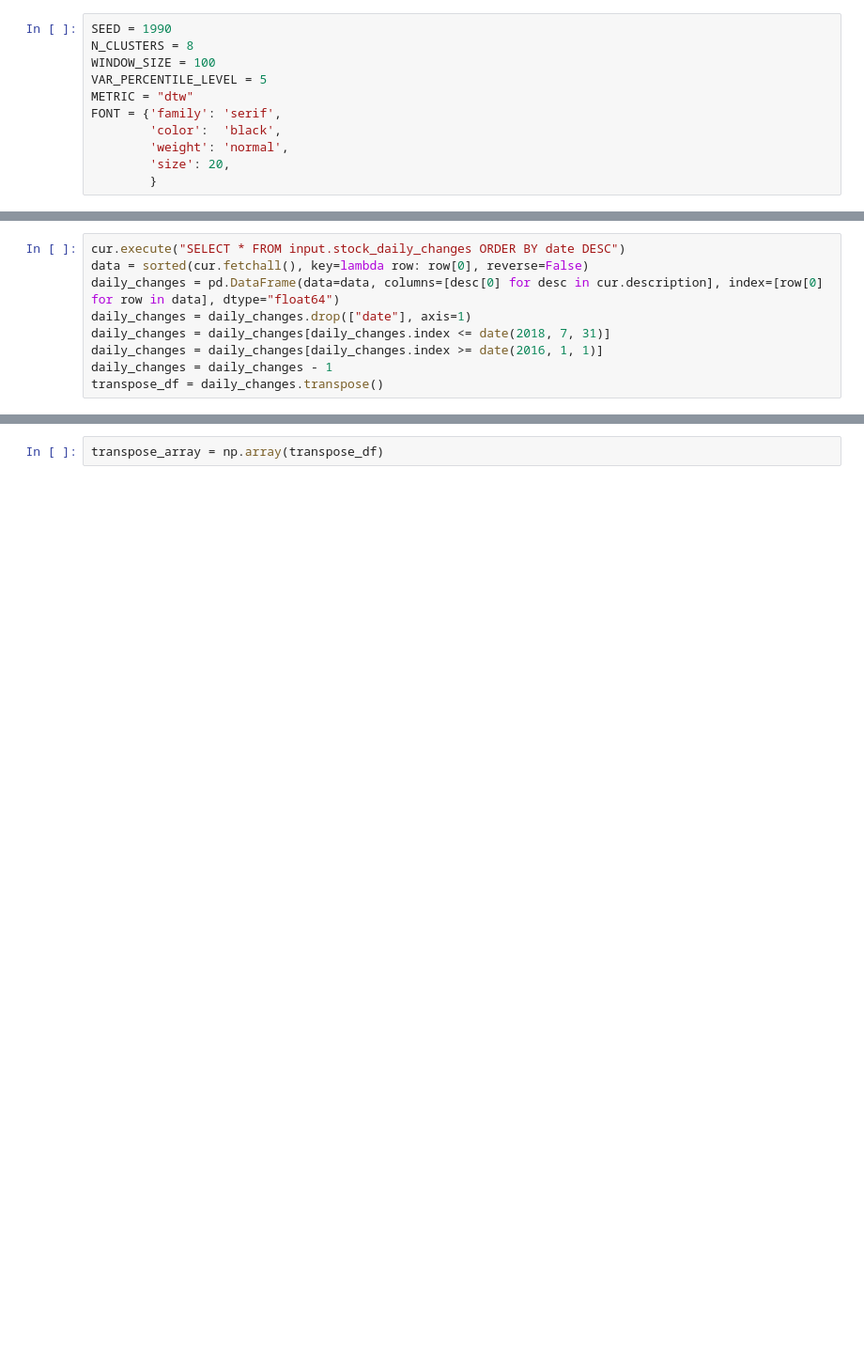
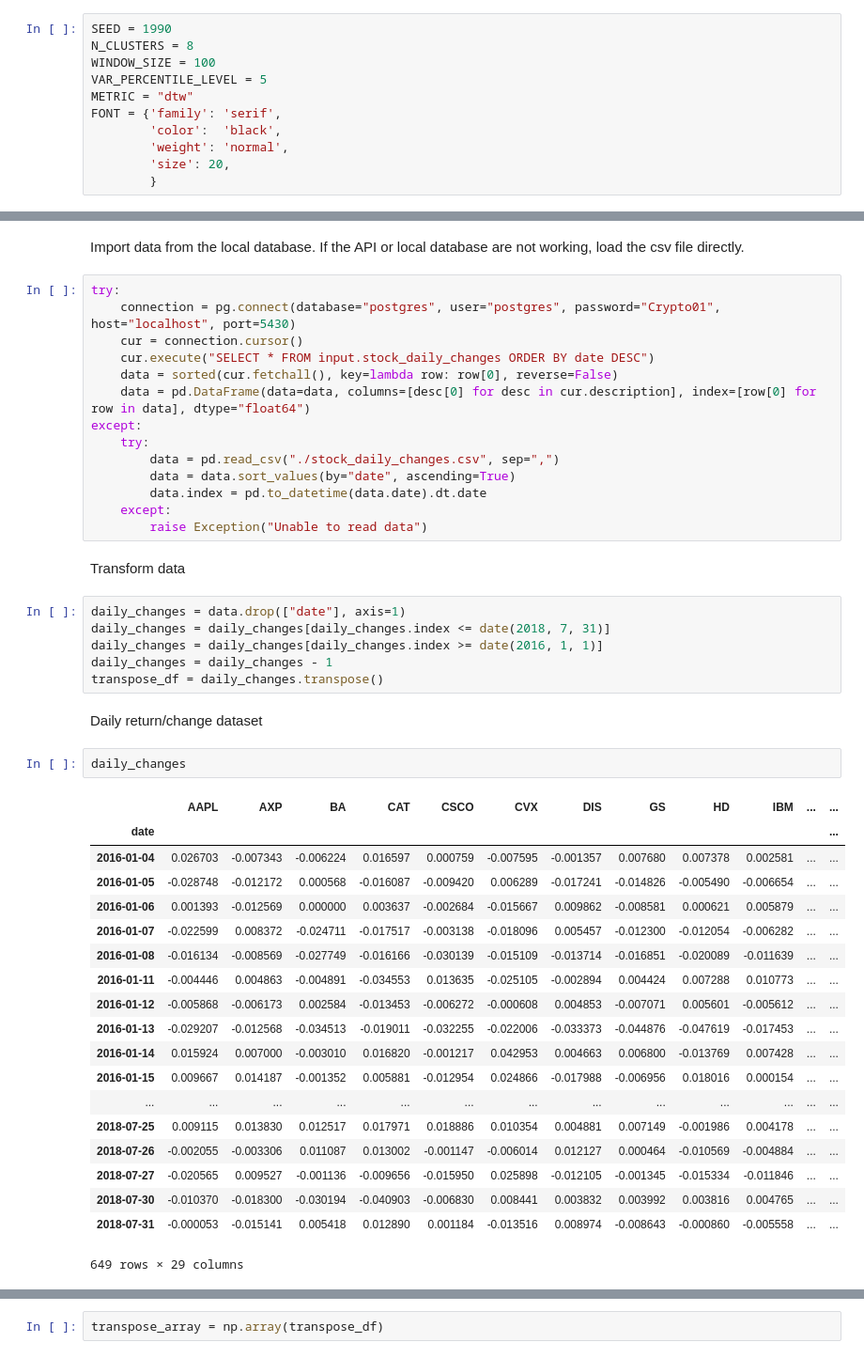
Before and after one commit to luluuuluuuuu/crypto-analysis, a Jupyter notebook: experiment/var_stock.ipynb, the cells around one changed output, grey strips where cells are left out. Shown: that part at 94% size. Saved outputs shown, nothing was run; the diff lists cells and outputs as text; blank space fills up the shorter version.

```diff
--- a/experiment/var_stock.ipynb
+++ b/experiment/var_stock.ipynb
@@ -25,9 +28,48 @@ cur = connection.cursor()
+# %% [markdown]
+Import data from the local database. If the API or local database are not working, load the csv file directly.
 # %%
-cur.execute("SELECT * FROM input.stock_daily_changes ORDER BY date DESC")
-data = sorted(cur.fetchall(), key=lambda row: row[0], reverse=False)
-daily_changes = pd.DataFrame(data=data, columns=[desc[0] for desc in cur.description], index=[row[0] for row in data], dtype="float64")
-daily_changes = daily_changes.drop(["date"], axis=1)
-daily_changes = daily_changes[daily_changes.index <= date(2018, 7, 31)]
-daily_changes = daily_changes[daily_changes.index >= date(2016, 1, 1)]
-daily_changes = daily_changes - 1
-transpose_df = daily_changes.transpose()
+try:
+    connection = pg.connect(database="postgres", user="postgres", password="Crypto01", host="localhost", port=5430)
+    cur = connection.cursor()
+    cur.execute("SELECT * FROM input.stock_daily_changes ORDER BY date DESC")
+    data = sorted(cur.fetchall(), key=lambda row: row[0], reverse=False)
+    data = pd.DataFrame(data=data, columns=[desc[0] for desc in cur.description], index=[row[0] for row in data], dtype="float64")
+except:
+    try:
+        data = pd.read_csv("./stock_daily_changes.csv", sep=",")
+        data = data.sort_values(by="date", ascending=True)
+        data.index = pd.to_datetime(data.date).dt.date
+    except:
+        raise Exception("Unable to read data")
+# %% [markdown]
+Transform data
+# %%
+daily_changes = data.drop(["date"], axis=1)
+daily_changes = daily_changes[daily_changes.index <= date(2018, 7, 31)]
+daily_changes = daily_changes[daily_changes.index >= date(2016, 1, 1)]
+daily_changes = daily_changes - 1
+transpose_df = daily_changes.transpose()
+# %% [markdown]
+Daily return/change dataset
+# %%
+daily_changes
+# %% [output]
+|  | AAPL | AXP | BA | CAT | CSCO | CVX | DIS | GS | HD | IBM | ... | ... |
+| date |  |  |  |  |  |  |  |  |  |  |  | ... |
+| 2016-01-04 | 0.026703 | -0.007343 | -0.006224 | 0.016597 | 0.000759 | -0.007595 | -0.001357 | 0.007680 | 0.007378 | 0.002581 | ... | ... |
+| 2016-01-05 | -0.028748 | -0.012172 | 0.000568 | -0.016087 | -0.009420 | 0.006289 | -0.017241 | -0.014826 | -0.005490 | -0.006654 | ... | ... |
+| 2016-01-06 | 0.001393 | -0.012569 | 0.000000 | 0.003637 | -0.002684 | -0.015667 | 0.009862 | -0.008581 | 0.000621 | 0.005879 | ... | ... |
+| 2016-01-07 | -0.022599 | 0.008372 | -0.024711 | -0.017517 | -0.003138 | -0.018096 | 0.005457 | -0.012300 | -0.012054 | -0.006282 | ... | ... |
+| 2016-01-08 | -0.016134 | -0.008569 | -0.027749 | -0.016166 | -0.030139 | -0.015109 | -0.013714 | -0.016851 | -0.020089 | -0.011639 | ... | ... |
+| 2016-01-11 | -0.004446 | 0.004863 | -0.004891 | -0.034553 | 0.013635 | -0.025105 | -0.002894 | 0.004424 | 0.007288 | 0.010773 | ... | ... |
+| 2016-01-12 | -0.005868 | -0.006173 | 0.002584 | -0.013453 | -0.006272 | -0.000608 | 0.004853 | -0.007071 | 0.005601 | -0.005612 | ... | ... |
+| 2016-01-13 | -0.029207 | -0.012568 | -0.034513 | -0.019011 | -0.032255 | -0.022006 | -0.033373 | -0.044876 | -0.047619 | -0.017453 | ... | ... |
+| 2016-01-14 | 0.015924 | 0.007000 | -0.003010 | 0.016820 | -0.001217 | 0.042953 | 0.004663 | 0.006800 | -0.013769 | 0.007428 | ... | ... |
+| 2016-01-15 | 0.009667 | 0.014187 | -0.001352 | 0.005881 | -0.012954 | 0.024866 | -0.017988 | -0.006956 | 0.018016 | 0.000154 | ... | ... |
+| ... | ... | ... | ... | ... | ... | ... | ... | ... | ... | ... | ... | ... |
+| 2018-07-25 | 0.009115 | 0.013830 | 0.012517 | 0.017971 | 0.018886 | 0.010354 | 0.004881 | 0.007149 | -0.001986 | 0.004178 | ... | ... |
+| 2018-07-26 | -0.002055 | -0.003306 | 0.011087 | 0.013002 | -0.001147 | -0.006014 | 0.012127 | 0.000464 | -0.010569 | -0.004884 | ... | ... |
+| 2018-07-27 | -0.020565 | 0.009527 | -0.001136 | -0.009656 | -0.015950 | 0.025898 | -0.012105 | -0.001345 | -0.015334 | -0.011846 | ... | ... |
+| 2018-07-30 | -0.010370 | -0.018300 | -0.030194 | -0.040903 | -0.006830 | 0.008441 | 0.003832 | 0.003992 | 0.003816 | 0.004765 | ... | ... |
+| 2018-07-31 | -0.000053 | -0.015141 | 0.005418 | 0.012890 | 0.001184 | -0.013516 | 0.008974 | -0.008643 | -0.000860 | -0.005558 | ... | ... |
+649 rows × 29 columns
```
Also changed, not shown: parts of 49 cells of this notebook, 3 other files.
